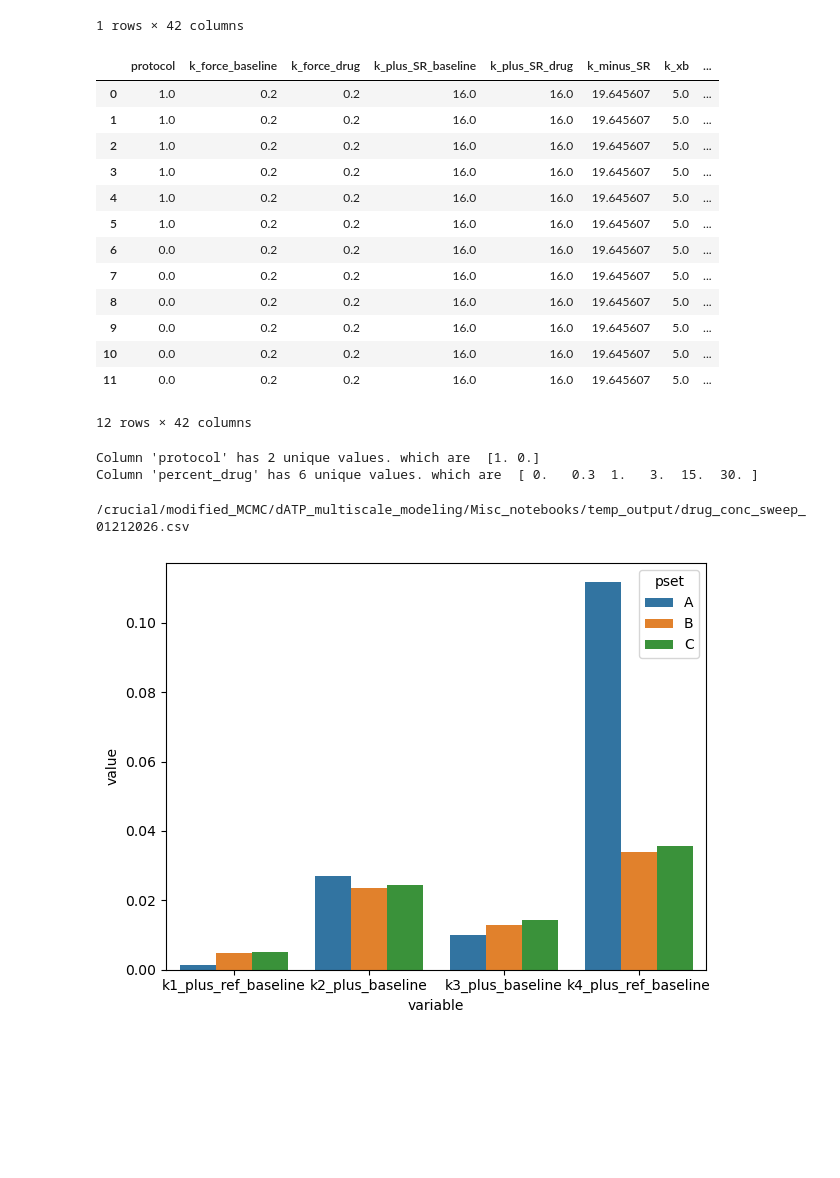
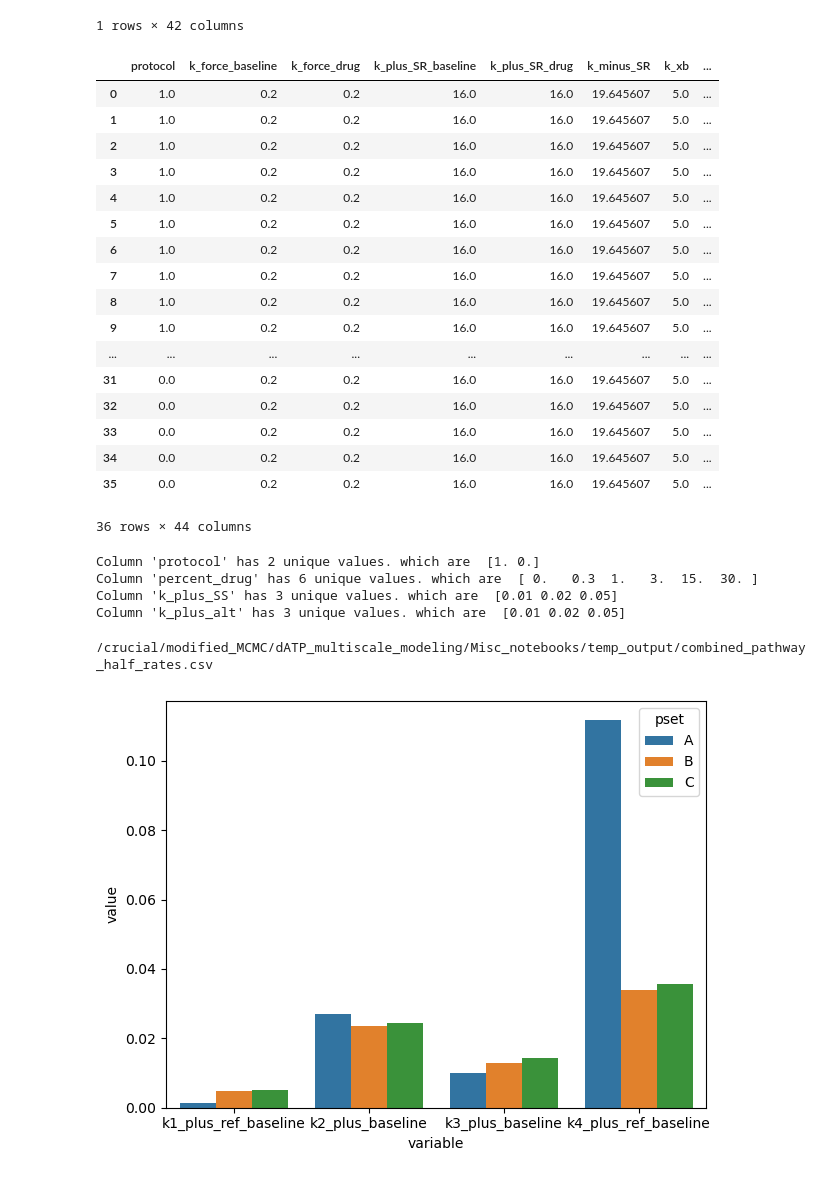
Before and after one commit to marcushock/dATP_multiscale_modeling, a Jupyter notebook: Misc_notebooks/parameter_input_generator.ipynb, the cells around one changed output. Cells and saved outputs as stored; diff of their text form; code cells hidden in the pictures; blank space fills up the shorter version.

Commit message:
Misc changes for new inputs.

```diff
--- a/Misc_notebooks/parameter_input_generator.ipynb
+++ b/Misc_notebooks/parameter_input_generator.ipynb
@@ -197,11 +207,13 @@ scaling_array = np.array([1, 0.75, 0.5, 0.1, 0.05, 0.01])
 
 
 previous_csv['K_D'] = 6.817
+previous_csv['k_plus_alt'] = 0
+previous_csv['k_minus_alt'] = 0
 
 drug_conc = add_parameter_grid(previous_csv, {
     'protocol': [1,0],
     # 'K_D': [6.817],
-    'k_plus_SS': [0.02, 0.04, 0.1],
+    'k_plus_SS': np.array([0.02, 0.04, 0.1])/2,
     # 'k2_plus_baseline': k2_drug_rates,
     'coop_N': [1],
     'percent_drug': [0, 0.3, 1, 3, 15, 30],
@@ -211,40 +223,49 @@ drug_conc = add_parameter_grid(previous_csv, {
     # 'k_force_baseline': previous_csv['k_force_baseline'].values[0] / scaling_array,
     # 'k_plus_SR_baseline': previous_csv['k_plus_SR_baseline'].values[0] * scaling_array,
     # 'gamma_B': [previous_csv['gamma_B'].values[0] ,1],
     # 'gamma_M': [previous_csv.loc[0,'gamma_M'], previous_csv.loc[0,'gamma_M'] * 0.5, 1],
     # 'mu_B': [previous_csv['mu_B'].values[0] ,1],
     # 'mu_M': [previous_csv.loc[0,'mu_M'], 1],
 })
 
 
 
 # May or may not want to comment this
 drug_conc.K_D = 6.817
 # Remove the first row which is duplicate of baseline
 drug_conc = drug_conc.iloc[1: , :].reset_index(drop=True)
 
 # drug_conc2 = drug_conc2.iloc[1: , :].reset_index(drop=True)
 
 # drug_conc3 = drug_conc3.iloc[1: , :].reset_index(drop=True)
 
 # drug_conc = pd.concat([drug_conc, drug_conc2, drug_conc3], ignore_index=True)
 drug_conc.K_D = 6.817
+drug_conc['k_plus_alt'] = drug_conc['k_plus_SS']
+drug_conc['k_minus_SS'] /= 2
+drug_conc['k_minus_alt'] = drug_conc['k_minus_SS']
+
+
 drug_conc
 # %% [output]
 |  | protocol | k_force_baseline | k_force_drug | k_plus_SR_baseline | k_plus_SR_drug | k_minus_SR | k_xb | ... |
 | 0 | 1.0 | 0.2 | 0.2 | 16.0 | 16.0 | 19.645607 | 5.0 | ... |
 | 1 | 1.0 | 0.2 | 0.2 | 16.0 | 16.0 | 19.645607 | 5.0 | ... |
 | 2 | 1.0 | 0.2 | 0.2 | 16.0 | 16.0 | 19.645607 | 5.0 | ... |
 | 3 | 1.0 | 0.2 | 0.2 | 16.0 | 16.0 | 19.645607 | 5.0 | ... |
 | 4 | 1.0 | 0.2 | 0.2 | 16.0 | 16.0 | 19.645607 | 5.0 | ... |
 | 5 | 1.0 | 0.2 | 0.2 | 16.0 | 16.0 | 19.645607 | 5.0 | ... |
-| 6 | 0.0 | 0.2 | 0.2 | 16.0 | 16.0 | 19.645607 | 5.0 | ... |
-| 7 | 0.0 | 0.2 | 0.2 | 16.0 | 16.0 | 19.645607 | 5.0 | ... |
-| 8 | 0.0 | 0.2 | 0.2 | 16.0 | 16.0 | 19.645607 | 5.0 | ... |
-| 9 | 0.0 | 0.2 | 0.2 | 16.0 | 16.0 | 19.645607 | 5.0 | ... |
-| 10 | 0.0 | 0.2 | 0.2 | 16.0 | 16.0 | 19.645607 | 5.0 | ... |
-| 11 | 0.0 | 0.2 | 0.2 | 16.0 | 16.0 | 19.645607 | 5.0 | ... |
+| 6 | 1.0 | 0.2 | 0.2 | 16.0 | 16.0 | 19.645607 | 5.0 | ... |
+| 7 | 1.0 | 0.2 | 0.2 | 16.0 | 16.0 | 19.645607 | 5.0 | ... |
+| 8 | 1.0 | 0.2 | 0.2 | 16.0 | 16.0 | 19.645607 | 5.0 | ... |
+| 9 | 1.0 | 0.2 | 0.2 | 16.0 | 16.0 | 19.645607 | 5.0 | ... |
+| ... | ... | ... | ... | ... | ... | ... | ... | ... |
+| 31 | 0.0 | 0.2 | 0.2 | 16.0 | 16.0 | 19.645607 | 5.0 | ... |
+| 32 | 0.0 | 0.2 | 0.2 | 16.0 | 16.0 | 19.645607 | 5.0 | ... |
+| 33 | 0.0 | 0.2 | 0.2 | 16.0 | 16.0 | 19.645607 | 5.0 | ... |
+| 34 | 0.0 | 0.2 | 0.2 | 16.0 | 16.0 | 19.645607 | 5.0 | ... |
+| 35 | 0.0 | 0.2 | 0.2 | 16.0 | 16.0 | 19.645607 | 5.0 | ... |
-12 rows × 42 columns
+36 rows × 44 columns
 # %%
 for col in drug_conc.columns:
     if drug_conc[col].nunique() > 1:
@@ -252,13 +273,15 @@ for col in drug_conc.columns:
 # %% [output]
 Column 'protocol' has 2 unique values. which are  [1. 0.]
 Column 'percent_drug' has 6 unique values. which are  [ 0.   0.3  1.   3.  15.  30. ]
+Column 'k_plus_SS' has 3 unique values. which are  [0.01 0.02 0.05]
+Column 'k_plus_alt' has 3 unique values. which are  [0.01 0.02 0.05]
 # %%
 if input("Want to save this? (y/n) ") == 'y':
     fname = input("Write the filename you want to save as (include the .csv extension): ")
     drug_conc.to_csv(f'temp_output/{fname}', index=False)
     print(f"/crucial/modified_MCMC/dATP_multiscale_modeling/Misc_notebooks/temp_output/{fname}")
 # %% [output]
-/crucial/modified_MCMC/dATP_multiscale_modeling/Misc_notebooks/temp_output/drug_conc_sweep_01212026.csv
+/crucial/modified_MCMC/dATP_multiscale_modeling/Misc_notebooks/temp_output/combined_pathway_half_rates.csv
 # %%
 cols  = ['k1_plus_ref_baseline', 'k2_plus_baseline', 'k3_plus_baseline', 'k4_plus_ref_baseline']
 # %%
```
Also changed, not shown: parts of 1 cell of this notebook.
